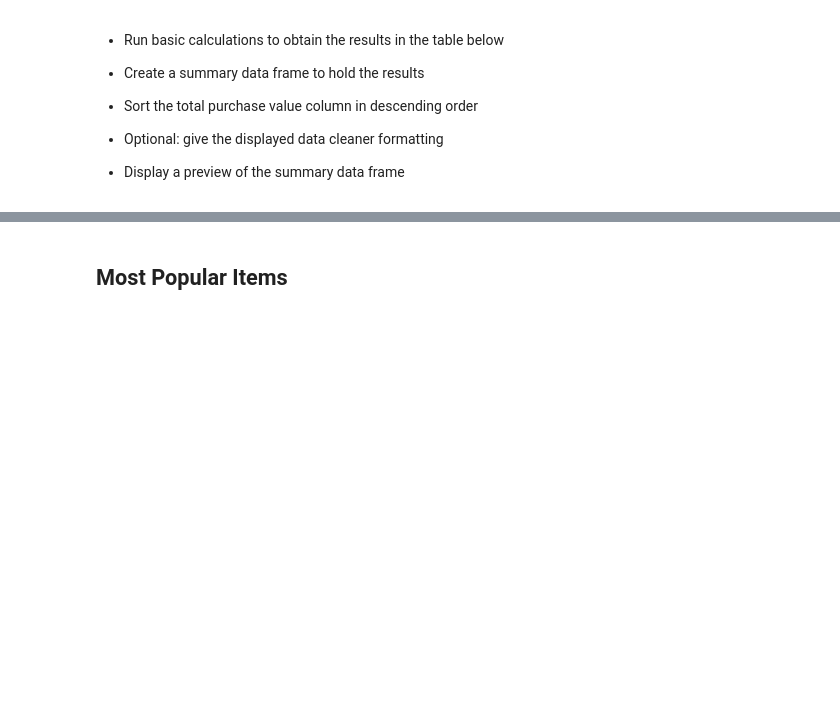
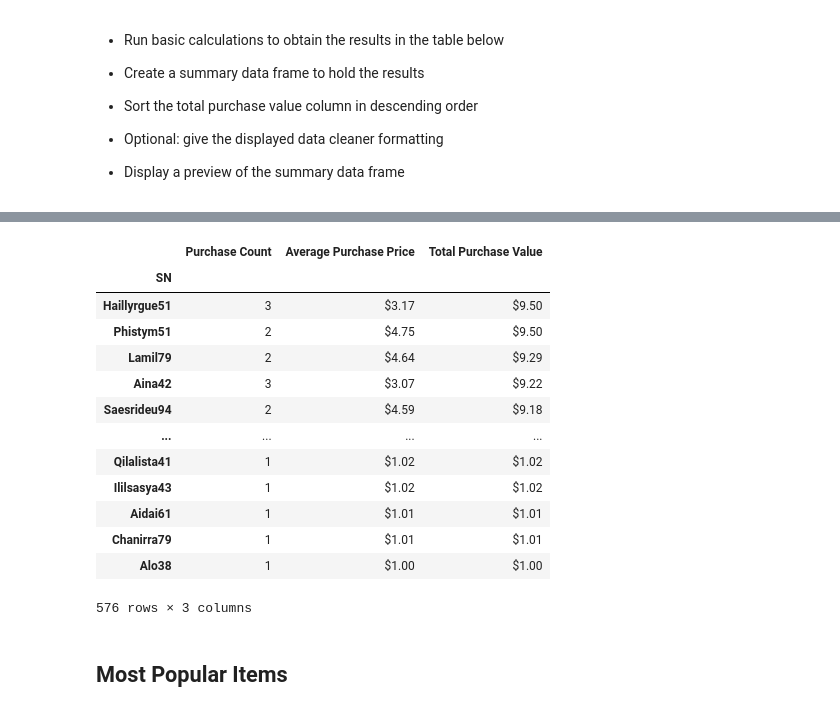
Before and after one commit to mccainjl/pandas-challenge, a Jupyter notebook: HeroesOfPymoli/HeroesOfPymoli_starter.ipynb, the cells around one changed output, grey strips where cells are left out. Saved outputs shown, nothing was run; the diff lists cells and outputs as text; code cells hidden in the pictures; blank space fills up the shorter version.

Commit message:
Top Spenders finished

```diff
--- a/HeroesOfPymoli/HeroesOfPymoli_starter.ipynb
+++ b/HeroesOfPymoli/HeroesOfPymoli_starter.ipynb
@@ -237,3 +229,28 @@ ageanalysistable["Average Total Price Per Person"] = ageanalysistable["Average T
+# %%
+
+purchase_count = purchase_data.groupby("SN")["Price"].count()
+average_purchase_price = purchase_data.groupby("SN")["Price"].mean()
+total_purchase_value = purchase_data.groupby("SN")["Price"].sum()
+spendertable = pd.DataFrame({"Purchase Count":purchase_count, "Average Purchase Price": average_purchase_price, "Total Purchase Value": total_purchase_value})
+spendertable["Average Purchase Price"] = spendertable["Average Purchase Price"].map("${:,.2f}".format)
+spendertable["Total Purchase Value"] = spendertable["Total Purchase Value"].map("${:,.2f}".format)
+spendertable = spendertable.sort_values("Total Purchase Value", ascending=False)
+spendertable
+# %% [output]
+|  | Purchase Count | Average Purchase Price | Total Purchase Value |
+| SN |  |  |  |
+| Haillyrgue51 | 3 | $3.17 | $9.50 |
+| Phistym51 | 2 | $4.75 | $9.50 |
+| Lamil79 | 2 | $4.64 | $9.29 |
+| Aina42 | 3 | $3.07 | $9.22 |
+| Saesrideu94 | 2 | $4.59 | $9.18 |
+| ... | ... | ... | ... |
+| Qilalista41 | 1 | $1.02 | $1.02 |
+| Ililsasya43 | 1 | $1.02 | $1.02 |
+| Aidai61 | 1 | $1.01 | $1.01 |
+| Chanirra79 | 1 | $1.01 | $1.01 |
+| Alo38 | 1 | $1.00 | $1.00 |
+576 rows × 3 columns
 # %% [markdown]
 ## Most Popular Items
 # %% [markdown]
```
Also changed, not shown: parts of 2 cells of this notebook.
